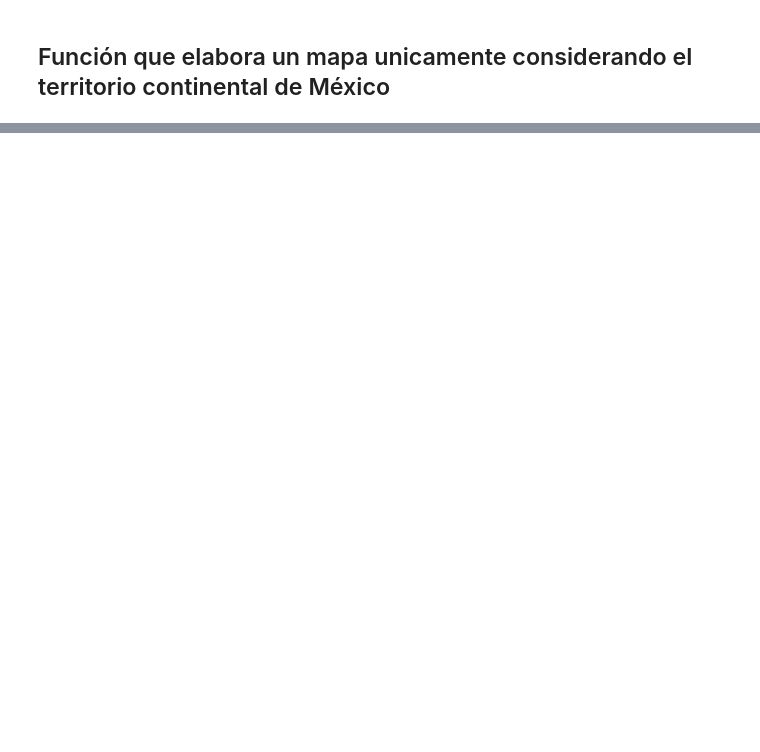
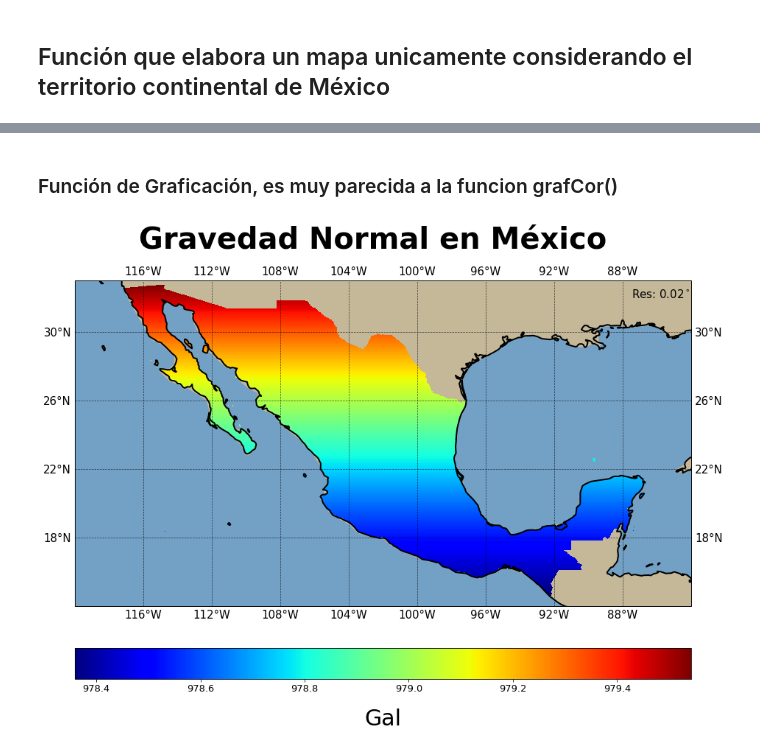
Before and after one commit to rulas99/intro2physicalgeodesy, a Jupyter notebook: AnBo.ipynb, the cells around one changed output, grey strips where cells are left out. Drawn from its saved outputs; the diff is of its cells as text; code cells hidden in the pictures; blank space fills up the shorter version.

```diff
--- a/AnBo.ipynb
+++ b/AnBo.ipynb
@@ -311,0 +338,48 @@ grafCor(res,'Anomalia de Bouger Completa','BougCor.png')
+# %%
+dta=grav(1,dem2)
+# %% [markdown]
+### Función de Graficación, es muy parecida a la funcion grafCor()
+# %%
+def mexGN(res,tit):
+
+    lon=[res[1][0]+i*res[1][1] for i in range(res[0].shape[1])]
+
+    lat=[res[1][-3]+i*res[1][-1] for i in range(res[0].shape[0])]
+
+
+    plt.figure(figsize=(15,15))
+
+    ax = plt.subplot(111, projection=ccrs.PlateCarree())
+    ext=[-120,-84,14,33]
+    ax.set_extent(ext, crs=ccrs.PlateCarree())
+    ax.coastlines(resolution='50m',linewidth=2)
+    ax.add_feature(cfeature.OCEAN,facecolor='#73A1C6')
+    ax.add_feature(cfeature.LAND,facecolor='#C4B899')
+    gl=ax.gridlines(crs=ccrs.PlateCarree(),draw_labels=True,linewidth=.7,color='k',alpha=.7,linestyle='--')
+
+    gl.xformatter=LONGITUDE_FORMATTER
+    gl.yformatter=LATITUDE_FORMATTER
+
+    gl.xlocator=mticker.FixedLocator(np.arange(ext[0],ext[1]+4,4))
+    gl.ylocator=mticker.FixedLocator(np.arange(ext[2],ext[3]+4,4))
+
+    gl.xlabel_style = {'size': 15}
+    gl.ylabel_style = {'size': 15}
+
+    norm=cm.colors.Normalize(vmin=np.nanmin(dta[0]),vmax=np.nanmax(dta[0]))
+    cmap=cm.jet
+    cbar=plt.colorbar(cm.ScalarMappable(norm=norm,cmap=cmap),ax=ax,shrink=1,orientation='horizontal',pad=.07)
+    cbar.ax.tick_params(labelsize=13)
+    plt.suptitle(tit,y=.77,fontsize=40,fontweight='bold')
+    plt.text(-87.5,32,'Res: '+str(round(res[1][1],3))+'$^\circ$',fontsize=15)
+    cbar.set_label('Gal',fontsize=30,labelpad=20)
+
+    ax.imshow(res[0], origin='upper', transform=ccrs.PlateCarree(),
+              extent=[min(lon),max(lon),min(lat),max(lat)], cmap='jet',
+              interpolation='nearest')
+
+#plt.savefig(name,dpi=800,bbox_inches='tight');
+# %%
+mexGN(dta,'Gravedad Normal en México')
+# %% [output]
+[figure, added]
```
Also changed, not shown: parts of 10 cells of this notebook.
